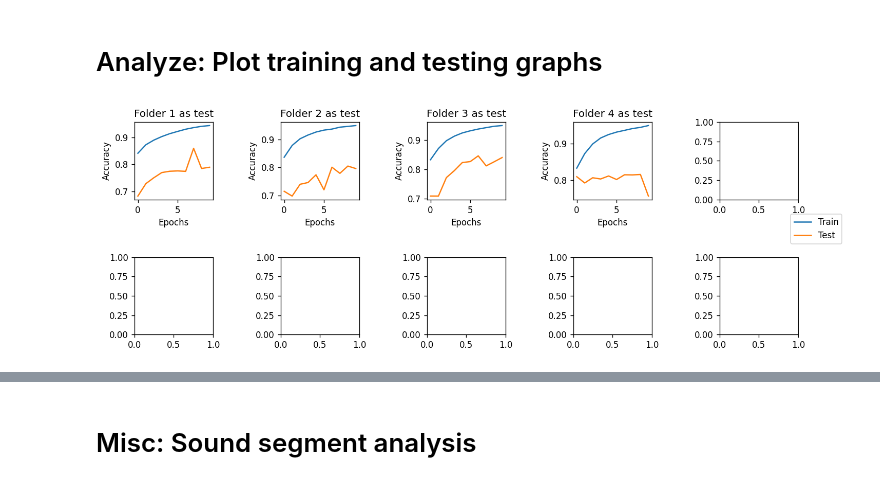
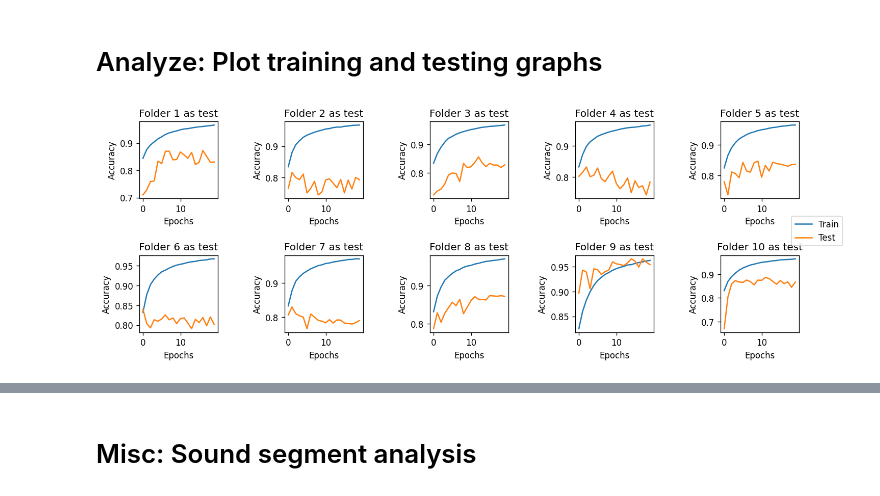
Before and after one commit to matsozza/Python_ML_CombustionEnginesRecog_MBA, a Jupyter notebook: Convolutional Neural Network.ipynb, the cells around one changed output, grey strips where cells are left out. Cells and saved outputs as stored; diff of their text form; code cells hidden in the pictures.

Commit message:
All plots functional and results averaging

```diff
--- a/Convolutional Neural Network.ipynb
+++ b/Convolutional Neural Network.ipynb
@@ -28,7 +28,7 @@ from IPython.display import Audio
 # %%
 # Debug and test variables
 # Do not process all the sound in the dataset (for faster execution during script development)
-REDUCED_MODE = 1
+REDUCED_MODE = 0
 # Number of dataset sounds per folder to process in the reduced-mode.
 REDUCED_MODE_SOUNDNUM = 50
 
@@ -48,7 +48,7 @@ SOUNDSEG_CLASS2OVERSAMPLE = 5  # Oversample the engine class (num. 5)
 PREPROC_SKIP = 1  # Skip preprocessing files and use previosuly saved '.npz'
 
 # CNN Processing
-CNN_EPOCHS = 10
+CNN_EPOCHS = 20
 CNN_LEAKYRELU = 1
 CNN_BATCHSIZE = 32
 CNN_KERNELSIZE = (3,3)
@@ -56,8 +56,7 @@ CNN_POOLSIZE = (2,2)
 
 # Paths and folders
 soundsPath = 'UrbanSounds8K/1_audioFiles/'
-soundsSubPaths = np.array(['fold1', 'fold2', 'fold3', 'fold4',
-                          'fold5', 'fold6', 'fold7', 'fold8', 'fold9', 'fold10'])
+soundsSubPaths = np.array(['fold1', 'fold2', 'fold3', 'fold4', 'fold5', 'fold6', 'fold7', 'fold8', 'fold9', 'fold10'])
 preProcPath = "UrbanSounds8K/2_featuresProcessed/"
 trainingResultsPath = "UrbanSounds8K/3_trainingResults/"
 logPath = "UrbanSounds8k/4_executionLog/"
@@ -630,21 +588,21 @@ fig.savefig(fname = logPath + '3b_avgConfusionMatrix.jpg' );
 # %%
 # Plot
 fig, axes = plt.subplots(2,5,dpi=120)
 fig.set_figheight(10*.5); fig.set_figwidth(25*.5); fig.tight_layout(pad=4.5)
 
 idxRow, idxCol = 0, 0
 for resPlot in allFitResults_A:
     axes[idxRow][idxCol].set_title('Folder ' + str(5*idxRow+idxCol+1) + ' as test')
     axes[idxRow][idxCol].plot(resPlot.history['accuracy']);
     axes[idxRow][idxCol].plot(resPlot.history['val_accuracy']);
     axes[idxRow][idxCol].set(ylabel = 'Accuracy', xlabel= 'Epochs');
     idxCol += 1
     if idxCol == 5:
         idxCol, idxRow = 0, 1;
-fig.legend(['Train' , 'Test'], loc=5, bbox_to_anchor=(1, 0.517), fontsize = 'medium');
+fig.legend(['Train' , 'Test'], loc=5, bbox_to_anchor=(1, 0.505), fontsize = 'medium');
 fig.savefig(fname = logPath + '4_allTrainTestStats.jpg' );
 # %% [output]
-[figure, old version]
+[figure, new version]
 # %%
 # Average results
 avgAcc = np.zeros(np.shape(allFitResults_A[0].history['accuracy']))
```
Also changed, not shown: parts of 9 cells of this notebook.
